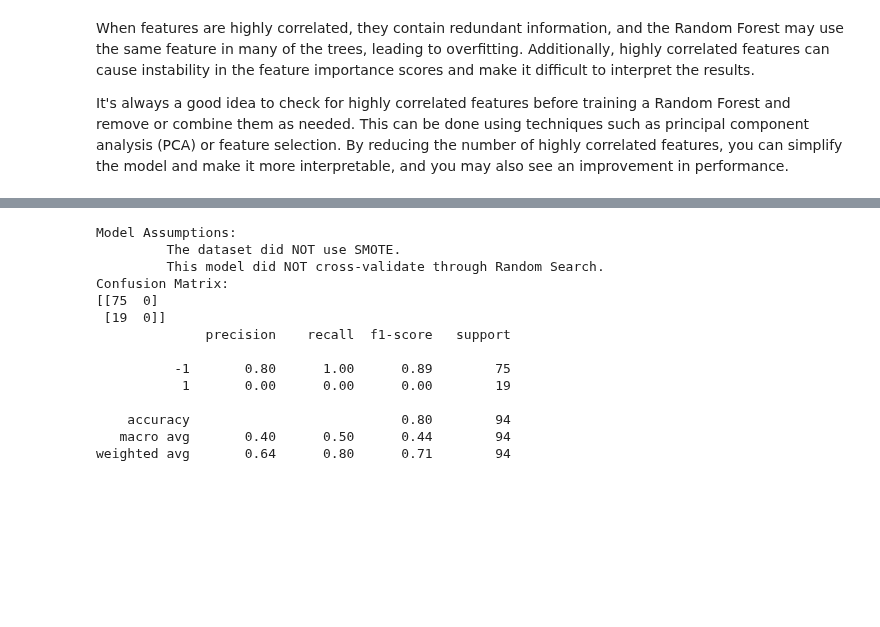
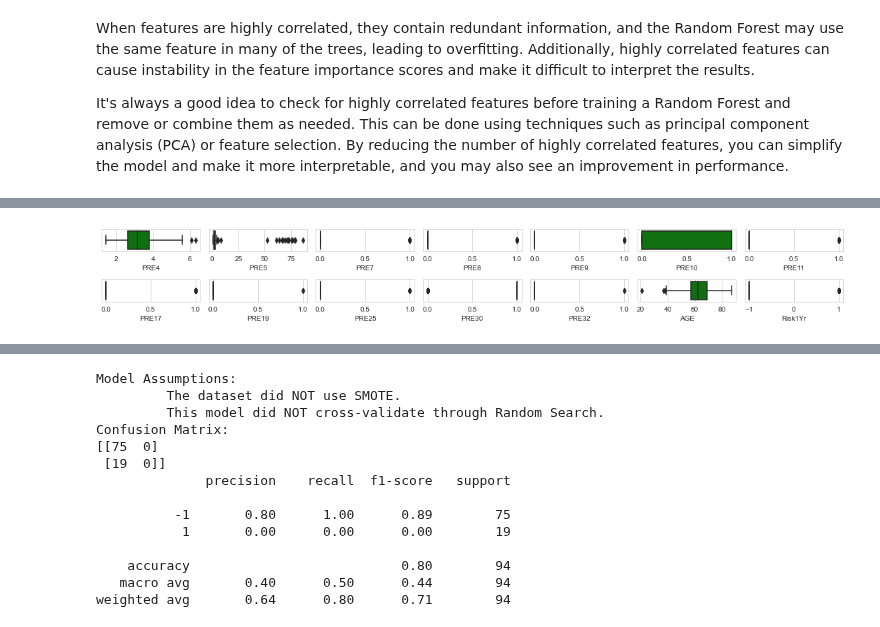
Before and after one commit to rrwabina/RADI605, a Jupyter notebook: 06 Random Forests/scripts/assignment.ipynb, the cells around one changed output, grey strips where cells are left out. Cells and saved outputs as stored; diff of their text form; code cells hidden in the pictures; blank space fills up the shorter version.

```diff
--- a/06 Random Forests/scripts/assignment.ipynb
+++ b/06 Random Forests/scripts/assignment.ipynb
@@ -294,0 +363,12 @@ It's always a good idea to check for highly correlated features before training
+# %%
+l = data.columns.values
+number_of_columns = 7
+number_of_rows = data.shape[0]
+plt.figure(figsize = (15, 1 * number_of_rows))
+for i in range(0,len(l)):
+    plt.subplot(number_of_rows + 1, number_of_columns, i+1)
+    sns.set_style('whitegrid')
+    sns.boxplot(data[l[i]], color = 'green', orient = 'v')
+    plt.tight_layout()
+# %% [output]
+[figure, added]
```
Also changed, not shown: parts of 8 cells of this notebook.
